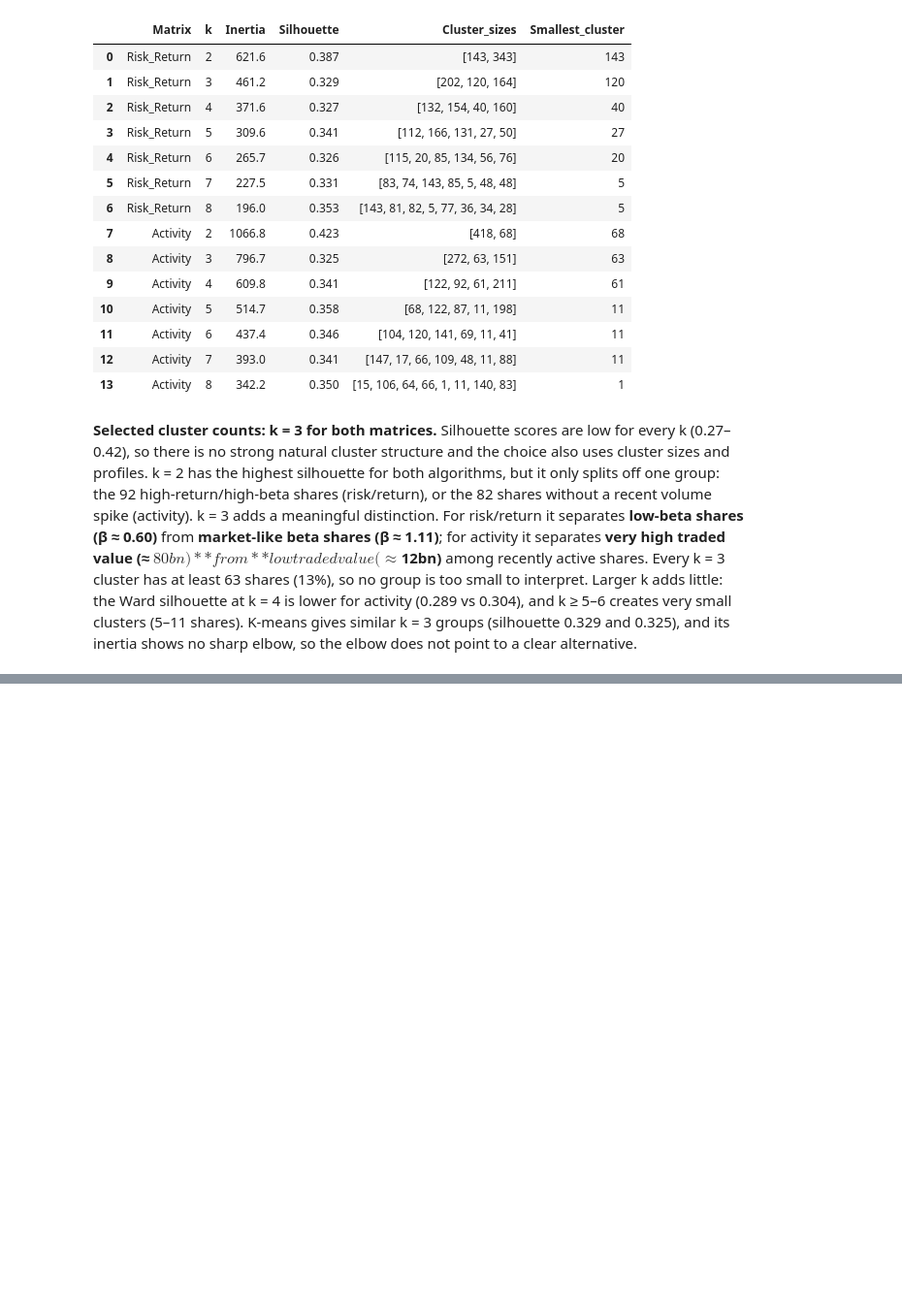
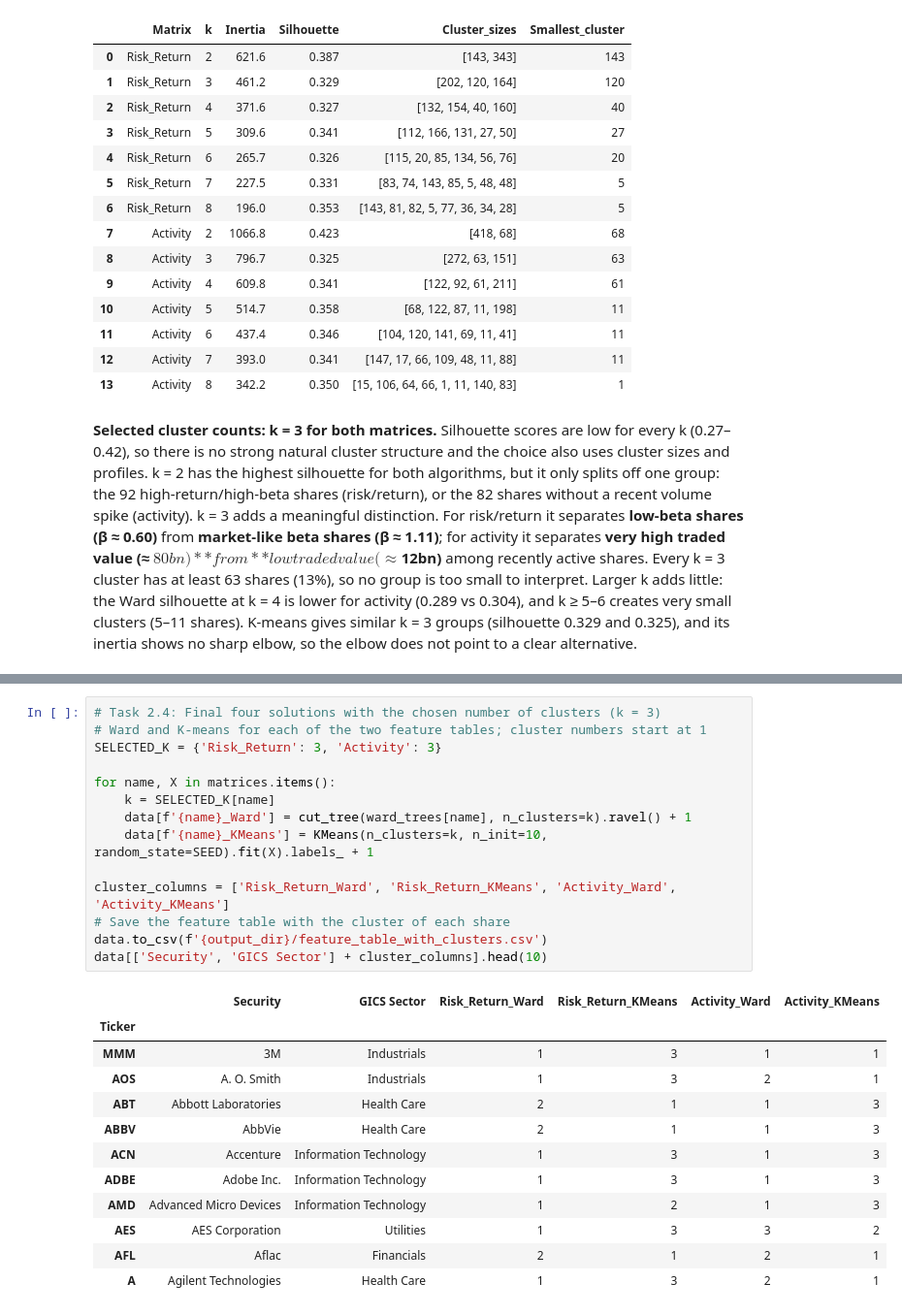
Before and after one commit to suhailnoor1821/CRM_CW1_Stock_Segmentation, a Jupyter notebook: CRM_CW1.ipynb, the cells around one changed output, grey strips where cells are left out. Shown at 97% size. Saved outputs shown, nothing was run; the diff lists cells and outputs as text; blank space fills up the shorter version.

```diff
--- a/CRM_CW1.ipynb
+++ b/CRM_CW1.ipynb
@@ -891,0 +895,27 @@ kmeans_k
+# %%
+# Task 2.4: Final four solutions with the chosen number of clusters (k = 3)
+# Ward and K-means for each of the two feature tables; cluster numbers start at 1
+SELECTED_K = {'Risk_Return': 3, 'Activity': 3}
+
+for name, X in matrices.items():
+    k = SELECTED_K[name]
+    data[f'{name}_Ward'] = cut_tree(ward_trees[name], n_clusters=k).ravel() + 1
+    data[f'{name}_KMeans'] = KMeans(n_clusters=k, n_init=10, random_state=SEED).fit(X).labels_ + 1
+
+cluster_columns = ['Risk_Return_Ward', 'Risk_Return_KMeans', 'Activity_Ward', 'Activity_KMeans']
+# Save the feature table with the cluster of each share
+data.to_csv(f'{output_dir}/feature_table_with_clusters.csv')
+data[['Security', 'GICS Sector'] + cluster_columns].head(10)
+# %% [output]
+|  | Security | GICS Sector | Risk_Return_Ward | Risk_Return_KMeans | Activity_Ward | Activity_KMeans |
+| Ticker |  |  |  |  |  |  |
+| MMM | 3M | Industrials | 1 | 3 | 1 | 1 |
+| AOS | A. O. Smith | Industrials | 1 | 3 | 2 | 1 |
+| ABT | Abbott Laboratories | Health Care | 2 | 1 | 1 | 3 |
+| ABBV | AbbVie | Health Care | 2 | 1 | 1 | 3 |
+| ACN | Accenture | Information Technology | 1 | 3 | 1 | 3 |
+| ADBE | Adobe Inc. | Information Technology | 1 | 3 | 1 | 3 |
+| AMD | Advanced Micro Devices | Information Technology | 1 | 2 | 1 | 3 |
+| AES | AES Corporation | Utilities | 1 | 3 | 3 | 2 |
+| AFL | Aflac | Financials | 2 | 1 | 2 | 1 |
+| A | Agilent Technologies | Health Care | 1 | 3 | 2 | 1 |
```
Also changed, not shown: parts of 5 cells of this notebook.
